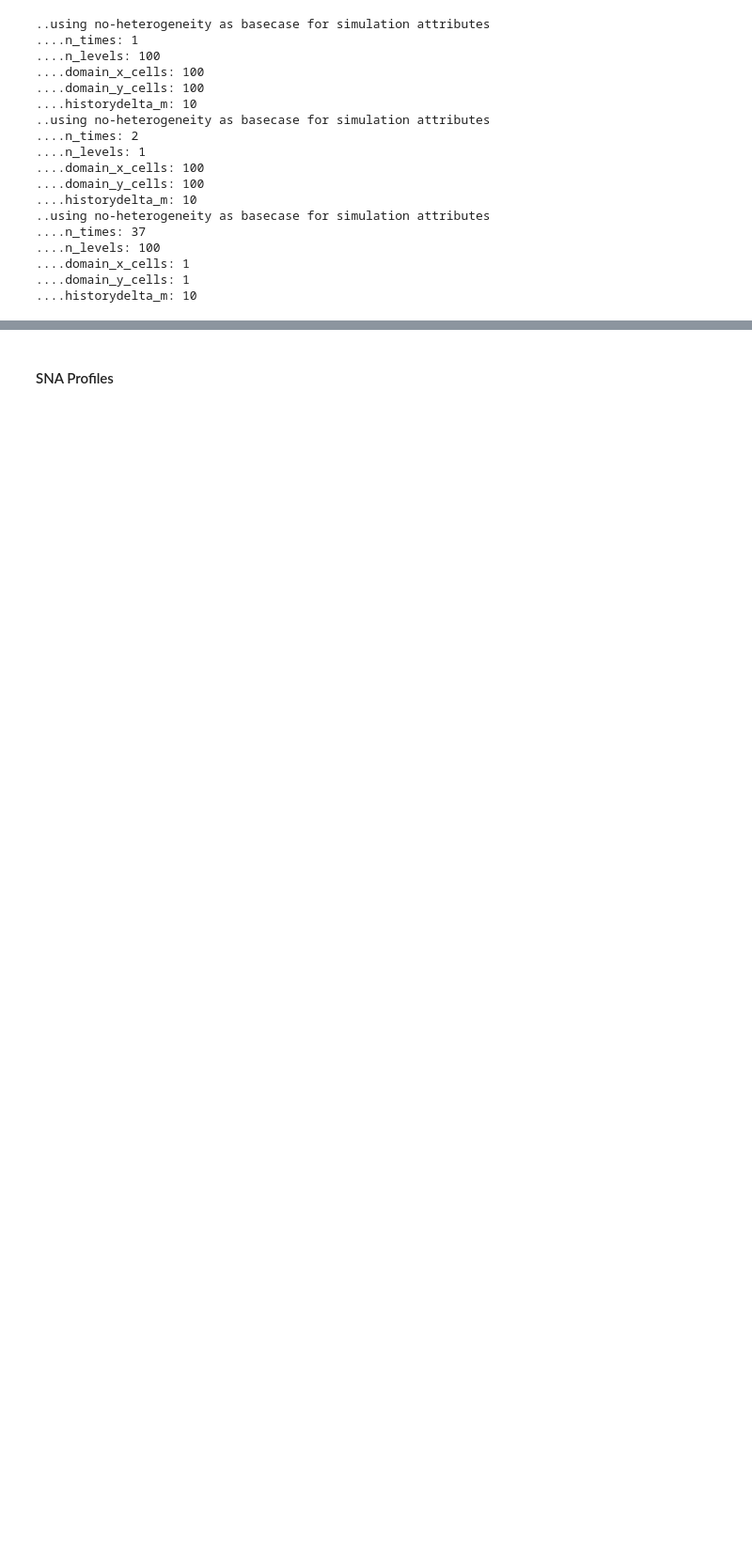
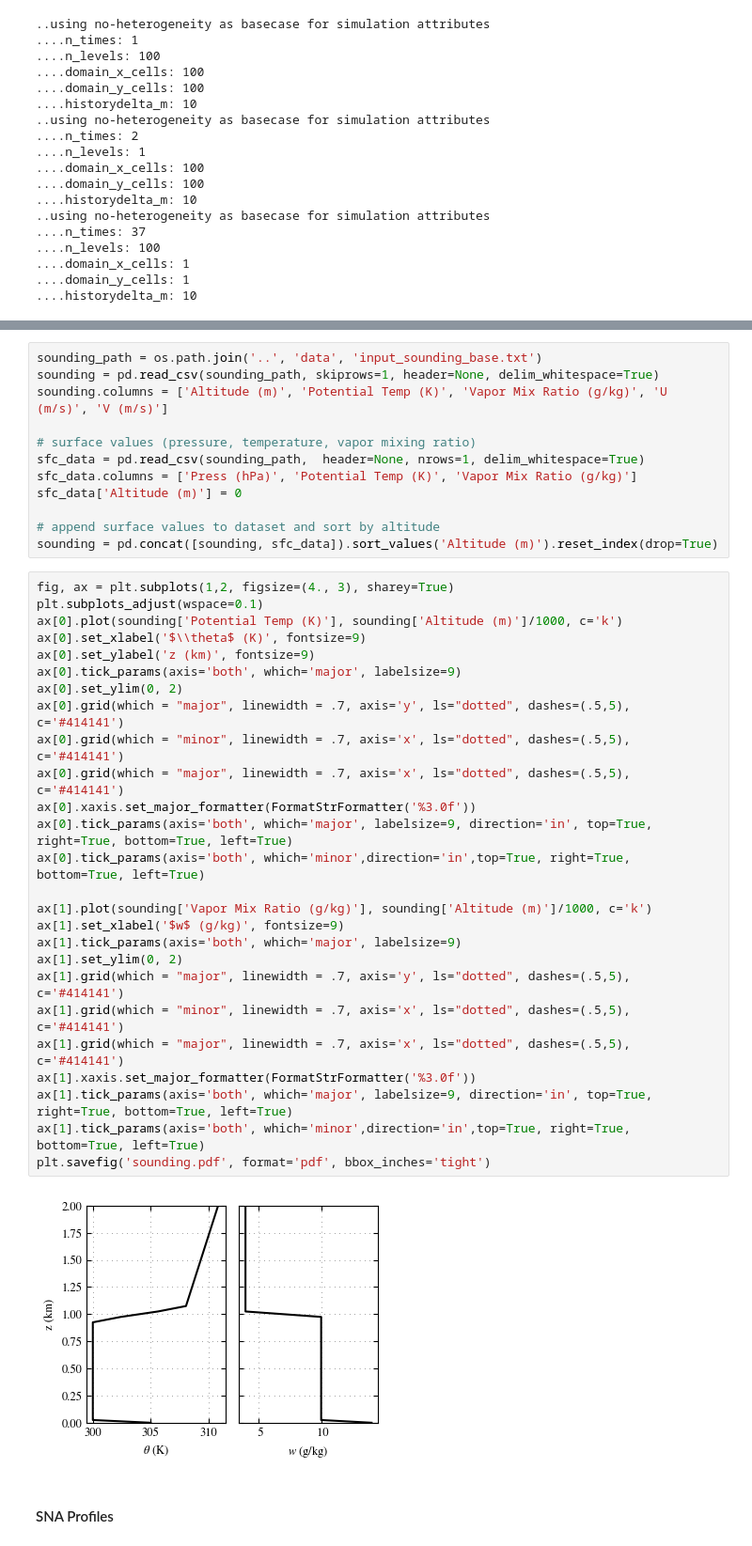
Before and after one commit to samfrederick/paper-sh-impacts-aerosol, a Jupyter notebook: 1_submitted_paper/scripts/paper-figures-bulk.ipynb, the cells around one changed output, grey strips where cells are left out. Shown at 94% size. Saved outputs shown, nothing was run; the diff lists cells and outputs as text; blank space fills up the shorter version.

```diff
--- a/1_submitted_paper/scripts/paper-figures-bulk.ipynb
+++ b/1_submitted_paper/scripts/paper-figures-bulk.ipynb
@@ -83,3 +86,43 @@ Cat1.addScenario(scenario_name=scenario,
+# %%
+sounding_path = os.path.join('..', 'data', 'input_sounding_base.txt')
+sounding = pd.read_csv(sounding_path, skiprows=1, header=None, delim_whitespace=True)
+sounding.columns = ['Altitude (m)', 'Potential Temp (K)', 'Vapor Mix Ratio (g/kg)', 'U (m/s)', 'V (m/s)']
+
+# surface values (pressure, temperature, vapor mixing ratio)
+sfc_data = pd.read_csv(sounding_path,  header=None, nrows=1, delim_whitespace=True)
+sfc_data.columns = ['Press (hPa)', 'Potential Temp (K)', 'Vapor Mix Ratio (g/kg)']
+sfc_data['Altitude (m)'] = 0
+
+# append surface values to dataset and sort by altitude
+sounding = pd.concat([sounding, sfc_data]).sort_values('Altitude (m)').reset_index(drop=True)
+# %%
+fig, ax = plt.subplots(1,2, figsize=(4., 3), sharey=True)
+plt.subplots_adjust(wspace=0.1)
+ax[0].plot(sounding['Potential Temp (K)'], sounding['Altitude (m)']/1000, c='k')
+ax[0].set_xlabel('$\\theta$ (K)', fontsize=9)
+ax[0].set_ylabel('z (km)', fontsize=9)
+ax[0].tick_params(axis='both', which='major', labelsize=9)
+ax[0].set_ylim(0, 2)
+ax[0].grid(which = "major", linewidth = .7, axis='y', ls="dotted", dashes=(.5,5), c='#414141')
+ax[0].grid(which = "minor", linewidth = .7, axis='x', ls="dotted", dashes=(.5,5), c='#414141')
+ax[0].grid(which = "major", linewidth = .7, axis='x', ls="dotted", dashes=(.5,5), c='#414141')
+ax[0].xaxis.set_major_formatter(FormatStrFormatter('%3.0f'))
+ax[0].tick_params(axis='both', which='major', labelsize=9, direction='in', top=True, right=True, bottom=True, left=True)
+ax[0].tick_params(axis='both', which='minor',direction='in',top=True, right=True, bottom=True, left=True)
+
+ax[1].plot(sounding['Vapor Mix Ratio (g/kg)'], sounding['Altitude (m)']/1000, c='k')
+ax[1].set_xlabel('$w$ (g/kg)', fontsize=9)
+ax[1].tick_params(axis='both', which='major', labelsize=9)
+ax[1].set_ylim(0, 2)
+ax[1].grid(which = "major", linewidth = .7, axis='y', ls="dotted", dashes=(.5,5), c='#414141')
+ax[1].grid(which = "minor", linewidth = .7, axis='x', ls="dotted", dashes=(.5,5), c='#414141')
+ax[1].grid(which = "major", linewidth = .7, axis='x', ls="dotted", dashes=(.5,5), c='#414141')
+ax[1].xaxis.set_major_formatter(FormatStrFormatter('%3.0f'))
+ax[1].tick_params(axis='both', which='major', labelsize=9, direction='in', top=True, right=True, bottom=True, left=True)
+ax[1].tick_params(axis='both', which='minor',direction='in',top=True, right=True, bottom=True, left=True)
+plt.savefig('sounding.pdf', format='pdf', bbox_inches='tight')
+# %% [output]
+[figure, added]
 # %% [markdown]
 #### SNA Profiles
 # %%
```
Also changed, not shown: parts of 5 cells of this notebook, 2 other files.
